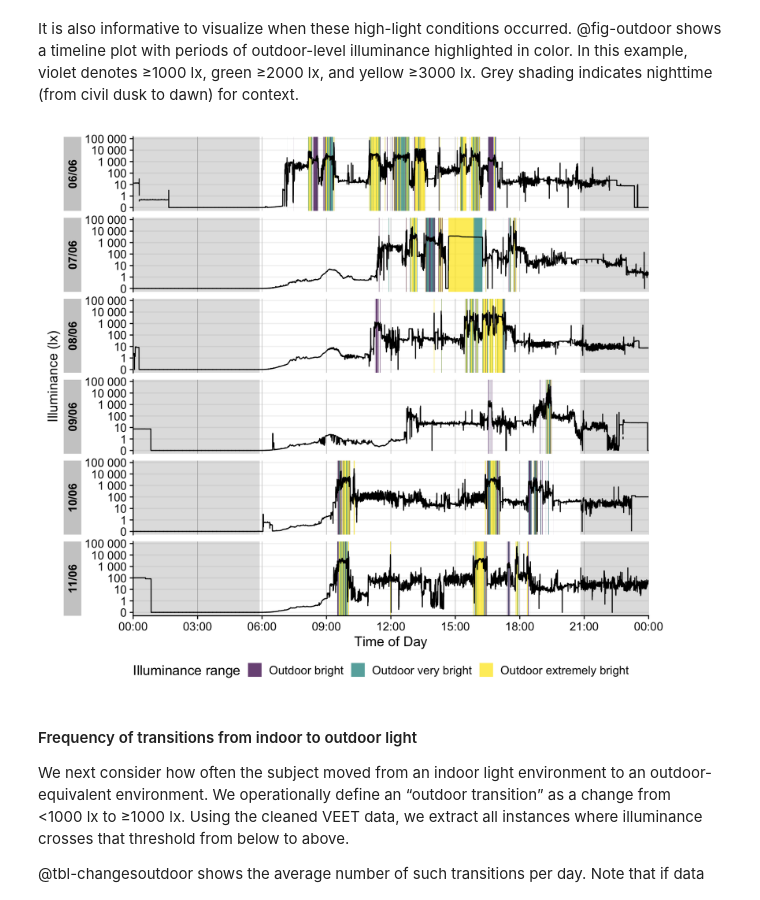
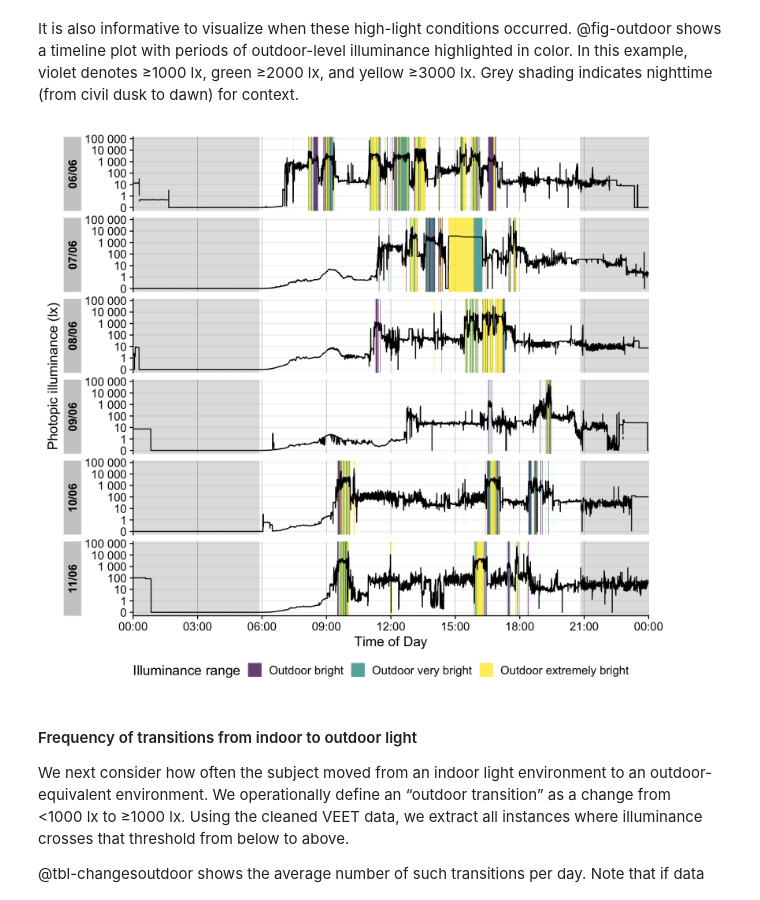
Before and after one commit to tscnlab/ZaunerEtAl_JVis_2025, a Jupyter notebook: _manuscript/index.embed.ipynb, the cells around one changed output. Cells and saved outputs as stored; diff of their text form; code cells hidden in the pictures.

```diff
--- a/_manuscript/index.embed.ipynb
+++ b/_manuscript/index.embed.ipynb
@@ -1459,14 +1536,14 @@ dataVEET |>
 It is also informative to visualize when these high-light conditions occurred. @fig-outdoor shows a timeline plot with periods of outdoor-level illuminance highlighted in color. In this example, violet denotes ≥1000 lx, green ≥2000 lx, and yellow ≥3000 lx. Grey shading indicates nighttime (from civil dusk to dawn) for context.
 # %%
 dataVEET |>
-  gg_day(y.axis = Lux, y.axis.label = "Illuminance (lx)", geom = "line", jco_color = FALSE) |>
+  gg_day(y.axis = Lux, y.axis.label = "Photopic illuminance (lx)", geom = "line", jco_color = FALSE) |>
   gg_state(Lux_range, aes_fill = Lux_range, alpha = 0.75) |>
   gg_photoperiod(coordinates) +
   scale_fill_viridis_d() +
   labs(fill = "Illuminance range") +
   theme(legend.position = "bottom")
 # %% [output]
-[figure, old version]
+[figure, new version]
 # %% [markdown]
 #### Frequency of transitions from indoor to outdoor light
 
```
Also changed, not shown: parts of 18 cells of this notebook, 57 other files.
